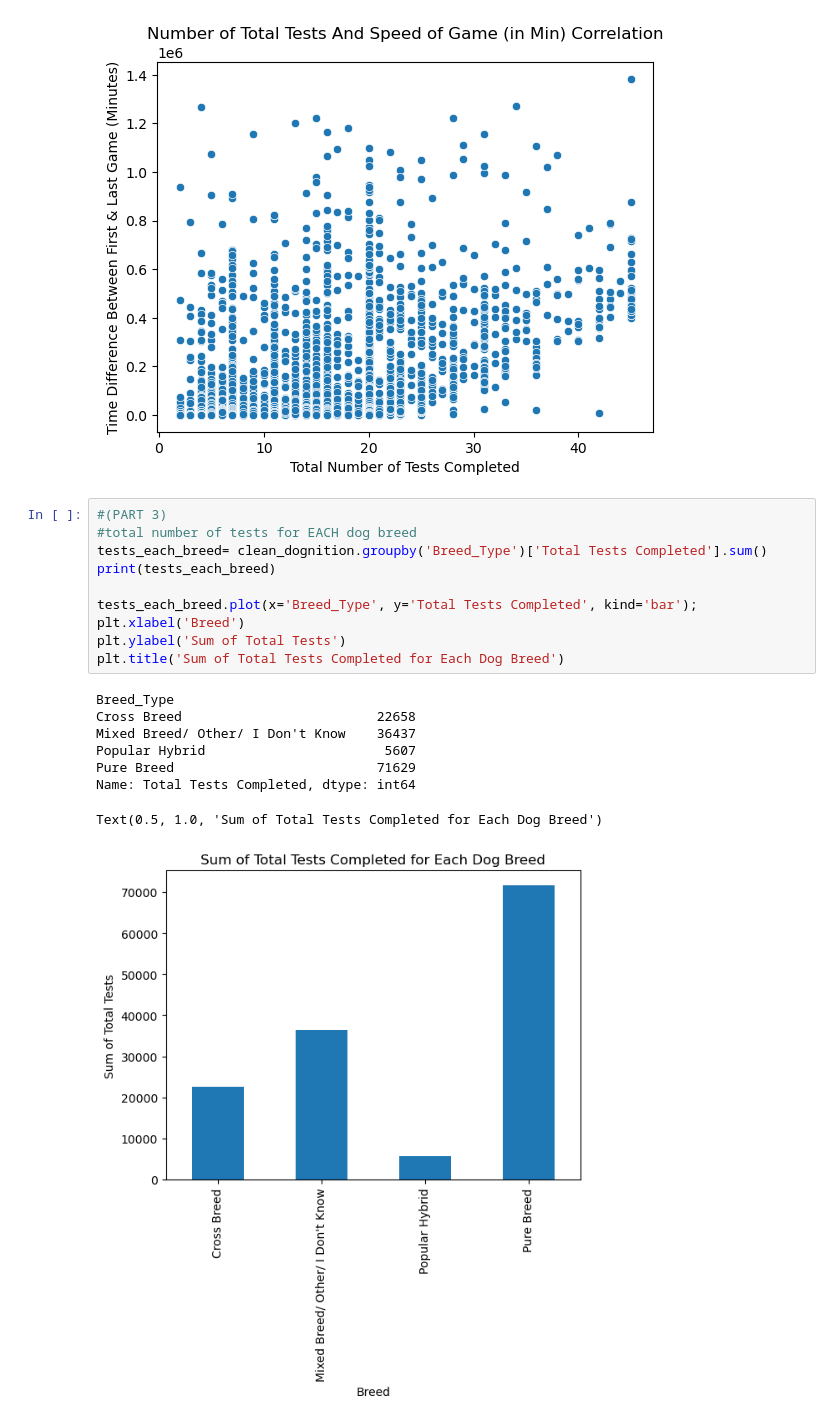
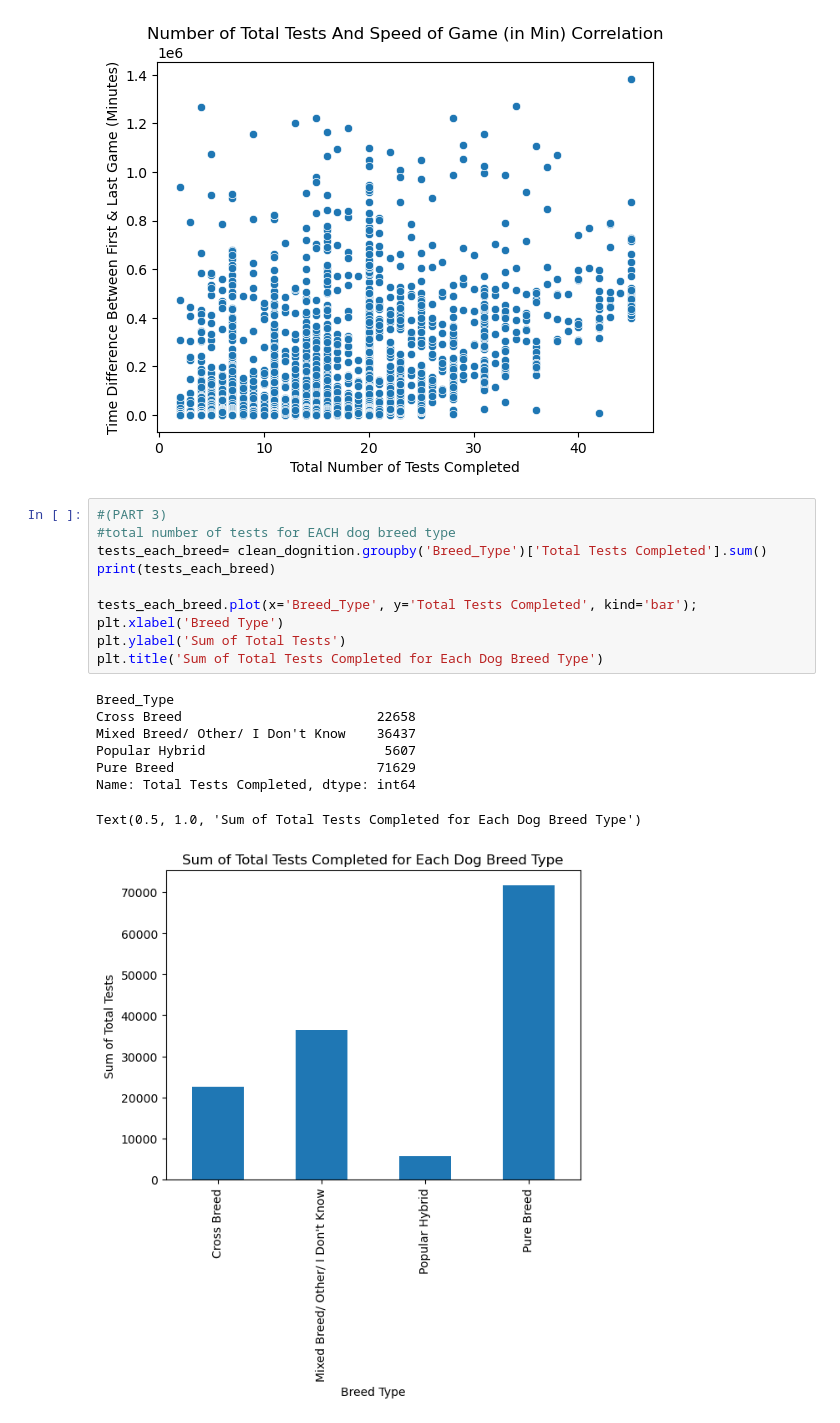
Before and after one commit to castill01/DataXperts, a Jupyter notebook: question1.2-3inprog/q1(2and3).ipynb, the cells around one changed output. Drawn from its saved outputs; the diff is of its cells as text.

```diff
--- a/question1.2-3inprog/q1(2and3).ipynb
+++ b/question1.2-3inprog/q1(2and3).ipynb
@@ -31,23 +31,23 @@ Text(0.5, 1.0, 'Number of Total Tests And Speed of Game (in Min) Correlation')
 [figure]
 # %%
 #(PART 3)
-#total number of tests for EACH dog breed
+#total number of tests for EACH dog breed type
 tests_each_breed= clean_dognition.groupby('Breed_Type')['Total Tests Completed'].sum()
 print(tests_each_breed)
 
 tests_each_breed.plot(x='Breed_Type', y='Total Tests Completed', kind='bar');
-plt.xlabel('Breed')
+plt.xlabel('Breed Type')
 plt.ylabel('Sum of Total Tests')
-plt.title('Sum of Total Tests Completed for Each Dog Breed')
+plt.title('Sum of Total Tests Completed for Each Dog Breed Type')
 # %% [output]
 Breed_Type
 Cross Breed                         22658
 Mixed Breed/ Other/ I Don't Know    36437
 Popular Hybrid                       5607
 Pure Breed                          71629
 Name: Total Tests Completed, dtype: int64
-Text(0.5, 1.0, 'Sum of Total Tests Completed for Each Dog Breed')
+Text(0.5, 1.0, 'Sum of Total Tests Completed for Each Dog Breed Type')
-[figure, old version]
+[figure, new version]
 # %%
 #total number of tests for EACH dog group
 
```
Also changed, not shown: parts of 1 cell of this notebook.
